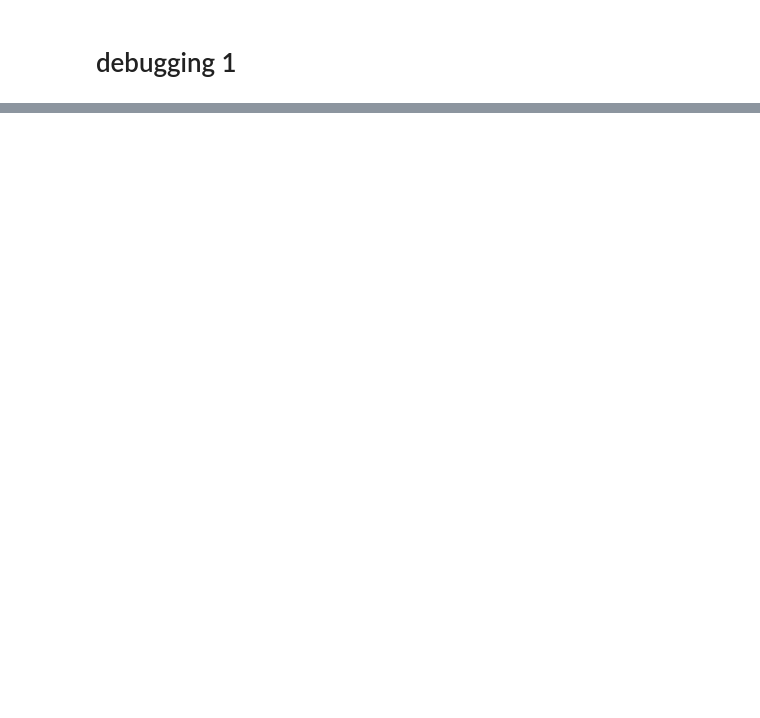
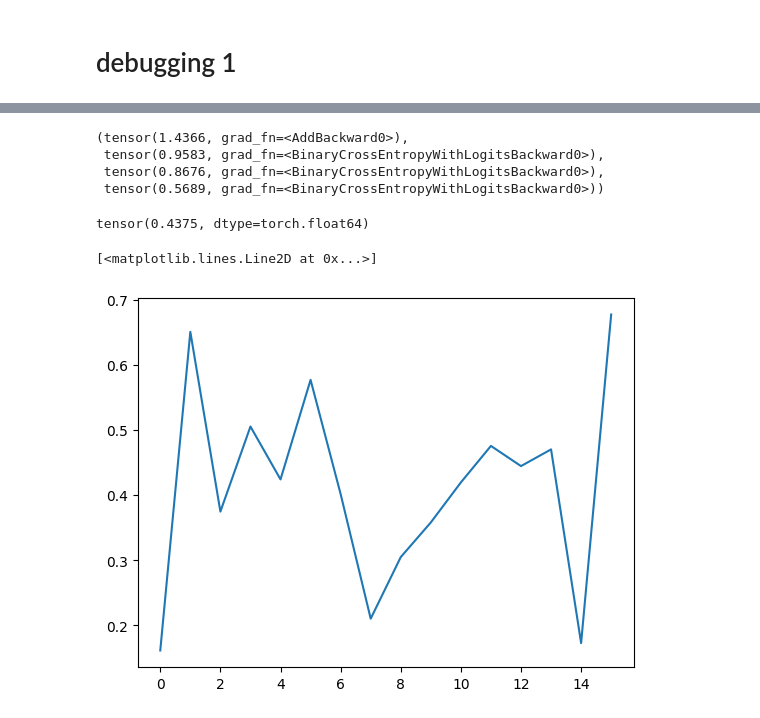
Before and after one commit to Vinimoga/tcgan, a Jupyter notebook: tcgan-note.ipynb, the cells around one changed output, grey strips where cells are left out. Saved outputs shown, nothing was run; the diff lists cells and outputs as text; code cells hidden in the pictures; blank space fills up the shorter version.

```diff
--- a/tcgan-note.ipynb
+++ b/tcgan-note.ipynb
@@ -160,0 +240,4 @@ for _ in range(n_layers - 1):  # exclude the first layer.
+# %%
+filepath = '/content/drive/MyDrive/Doutorado Unicamp/Projeto/github/tcgan/discriminator.pkl'
+with open(filepath, 'rb') as file:
+    wei, bia = pickle.load(file)
@@ -483,0 +621,15 @@ tensor([-0.8860,  0.5890,  0.2683, -0.0856,  0.3530,  0.2929,  0.5715,  0.1622,
+# %%
+discriminator.l1.weight.data = torch.tensor(wei[0])
+discriminator.l1.bias.data = torch.tensor(bia[0])
+discriminator.l2.weight.data = torch.tensor(wei[1])
+discriminator.l2.bias.data = torch.tensor(bia[1])
+discriminator.l3.weight.data = torch.tensor(wei[2])
+discriminator.l3.bias.data = torch.tensor(bia[2])
+discriminator.l4.weight.data = torch.tensor(wei[3])
+discriminator.l4.bias.data = torch.tensor(bia[3])
+discriminator.l5.weight.data = torch.tensor(wei[4])
+discriminator.l5.bias.data = torch.tensor(bia[4])
+discriminator.l6.weight.data = torch.tensor(wei[5])
+discriminator.l6.bias.data = torch.tensor(bia[5])
+discriminator.l7.weight.data = torch.tensor(wei[6])
+discriminator.l7.bias.data = torch.tensor(bia[6])
@@ -483,0 +643,36 @@ tensor([-0.8860,  0.5890,  0.2683, -0.0856,  0.3530,  0.2929,  0.5715,  0.1622,
+# %%
+generator.train()
+discriminator.train()
+loss_fc = nn.BCEWithLogitsLoss()
+sig = nn.Sigmoid()
+X_batch = X_train[:16,:,:]
+
+generated_samples = generator(z_batch)
+fake_logits = discriminator(generated_samples)
+real_logits = discriminator(X_batch)
+g_loss = loss_fc(fake_logits, torch.ones_like(fake_logits))
+
+real_loss = loss_fc(real_logits, torch.ones_like(real_logits))
+fake_loss = loss_fc(fake_logits, torch.zeros_like(fake_logits))
+d_loss = real_loss + fake_loss
+d_loss, g_loss, real_loss, fake_loss
+# %% [output]
+(tensor(1.4366, grad_fn=<AddBackward0>),
+ tensor(0.9583, grad_fn=<BinaryCrossEntropyWithLogitsBackward0>),
+ tensor(0.8676, grad_fn=<BinaryCrossEntropyWithLogitsBackward0>),
+ tensor(0.5689, grad_fn=<BinaryCrossEntropyWithLogitsBackward0>))
+# %%
+real_prob = sig(real_logits)
+fake_prob = sig(fake_logits)
+y_real = torch.ones_like(real_prob)
+y_fake = torch.zeros_like(fake_prob)
+y = torch.cat((y_real, y_fake), axis=0)
+y_pred = torch.cat((real_prob, fake_prob), axis=0)
+torch.mean(((y_pred>.5).double() == y).double())
+# %% [output]
+tensor(0.4375, dtype=torch.float64)
+# %%
+plt.plot(fake_prob.detach().numpy())
+# %% [output]
+[<matplotlib.lines.Line2D at 0x...>]
+[figure, added]
```
Also changed, not shown: parts of 22 cells of this notebook.
